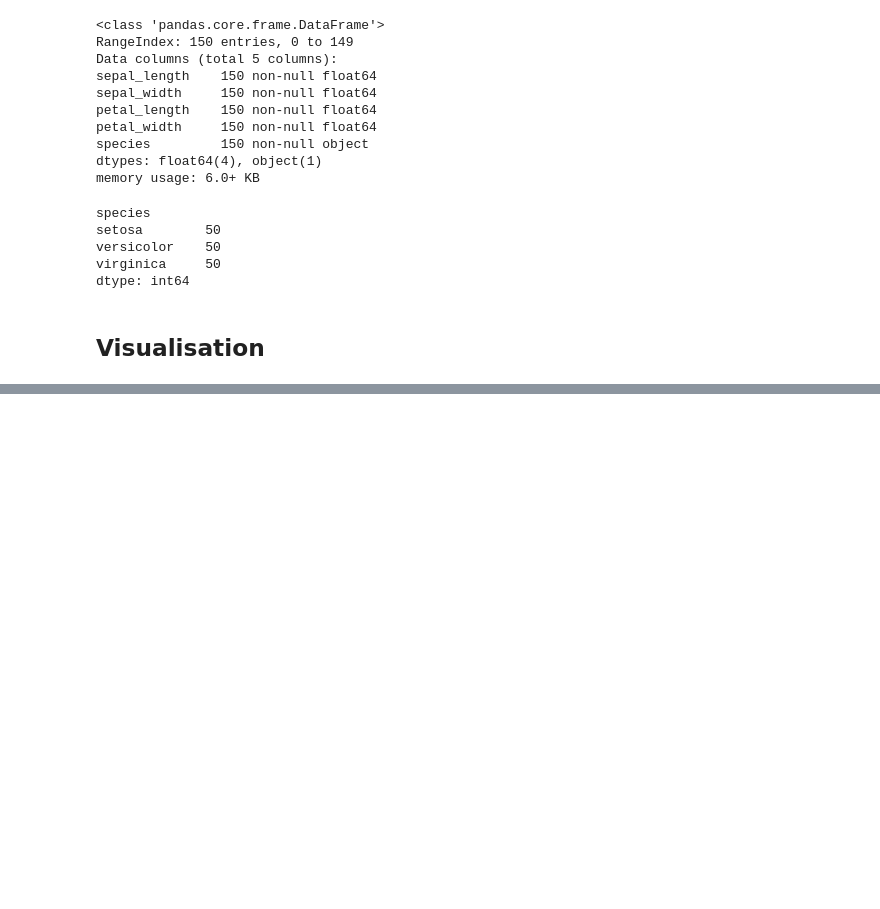
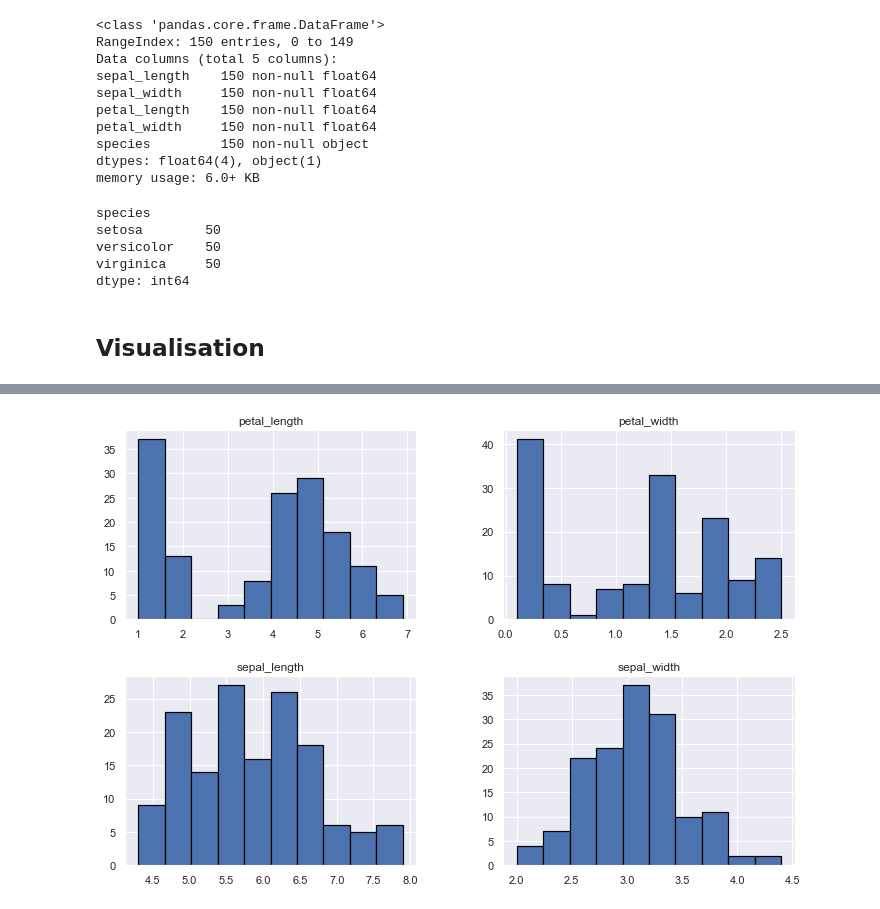
Before and after one commit to ElijahCoding/MachineLearning-Intermediate, a Jupyter notebook: Practice/Basics/Iris Analysis.ipynb, the cells around one changed output, grey strips where cells are left out. Drawn from its saved outputs; the diff is of its cells as text; code cells hidden in the pictures; blank space fills up the shorter version.

```diff
--- a/Practice/Basics/Iris Analysis.ipynb
+++ b/Practice/Basics/Iris Analysis.ipynb
@@ -113,0 +119,5 @@ dtype: int64
+# %%
+iris.hist(edgecolor='black', linewidth=1.2, figsize=(12,8));
+plt.show();
+# %% [output]
+[figure, added]
```
Also changed, not shown: parts of 5 cells of this notebook, 1 other file.
